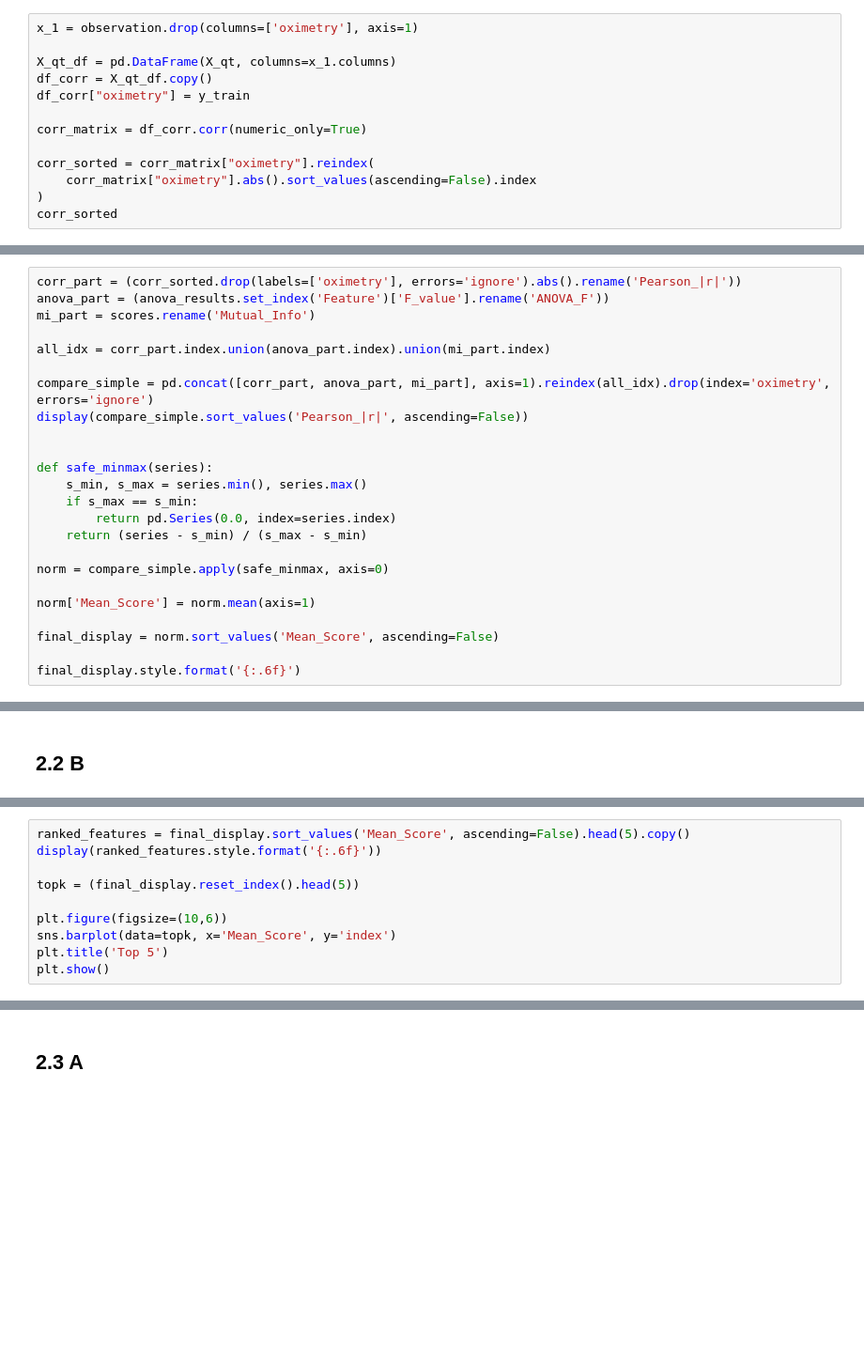
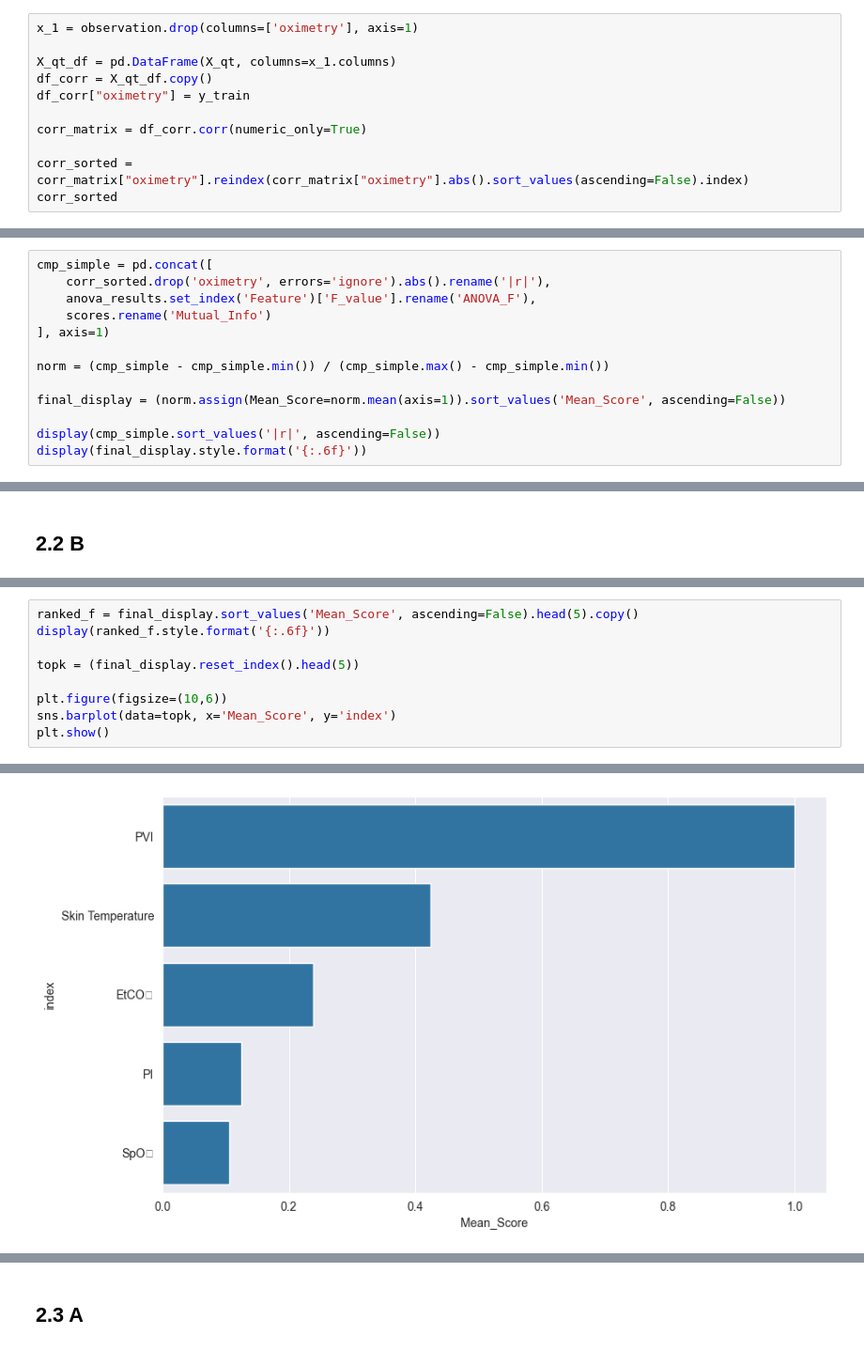
Before and after one commit to Yuraj1/iau_projects, a Jupyter notebook: FAZA_2.ipynb, the cells around one changed output, grey strips where cells are left out. Shown at 94% size. Cells and saved outputs as stored; diff of their text form; blank space fills up the shorter version.

```diff
--- a/FAZA_2.ipynb
+++ b/FAZA_2.ipynb
@@ -155,7 +277,5 @@ df_corr["oximetry"] = y_train
 
 corr_matrix = df_corr.corr(numeric_only=True)
 
-corr_sorted = corr_matrix["oximetry"].reindex(
-    corr_matrix["oximetry"].abs().sort_values(ascending=False).index
-)
+corr_sorted = corr_matrix["oximetry"].reindex(corr_matrix["oximetry"].abs().sort_values(ascending=False).index)
 corr_sorted
@@ -216,24 +396,13 @@ print(scores.sort_values(ascending=False))
 # %%
-corr_part = (corr_sorted.drop(labels=['oximetry'], errors='ignore').abs().rename('Pearson_|r|'))
-anova_part = (anova_results.set_index('Feature')['F_value'].rename('ANOVA_F'))
-mi_part = scores.rename('Mutual_Info')
+cmp_simple = pd.concat([
+    corr_sorted.drop('oximetry', errors='ignore').abs().rename('|r|'),
+    anova_results.set_index('Feature')['F_value'].rename('ANOVA_F'),
+    scores.rename('Mutual_Info')
+], axis=1)
 
-all_idx = corr_part.index.union(anova_part.index).union(mi_part.index)
+norm = (cmp_simple - cmp_simple.min()) / (cmp_simple.max() - cmp_simple.min())
 
-compare_simple = pd.concat([corr_part, anova_part, mi_part], axis=1).reindex(all_idx).drop(index='oximetry', errors='ignore')
-display(compare_simple.sort_values('Pearson_|r|', ascending=False))
+final_display = (norm.assign(Mean_Score=norm.mean(axis=1)).sort_values('Mean_Score', ascending=False))
 
-
-def safe_minmax(series):
-    s_min, s_max = series.min(), series.max()
-    if s_max == s_min:
-        return pd.Series(0.0, index=series.index)
-    return (series - s_min) / (s_max - s_min)
-
-norm = compare_simple.apply(safe_minmax, axis=0)
-
-norm['Mean_Score'] = norm.mean(axis=1)
-
-final_display = norm.sort_values('Mean_Score', ascending=False)
-
-final_display.style.format('{:.6f}')
+display(cmp_simple.sort_values('|r|', ascending=False))
+display(final_display.style.format('{:.6f}'))
@@ -242,10 +462,10 @@ final_display.style.format('{:.6f}')
 # %%
-ranked_features = final_display.sort_values('Mean_Score', ascending=False).head(5).copy()
-display(ranked_features.style.format('{:.6f}'))
+ranked_f = final_display.sort_values('Mean_Score', ascending=False).head(5).copy()
+display(ranked_f.style.format('{:.6f}'))
 
 topk = (final_display.reset_index().head(5))
 
 plt.figure(figsize=(10,6))
 sns.barplot(data=topk, x='Mean_Score', y='index')
-plt.title('Top 5')
 plt.show()
+# %% [output]
@@ -252,2 +478,3 @@ plt.show()
+[figure, added]
 # %% [markdown]
 ## 2.2 C
```
Also changed, not shown: parts of 29 cells of this notebook.
